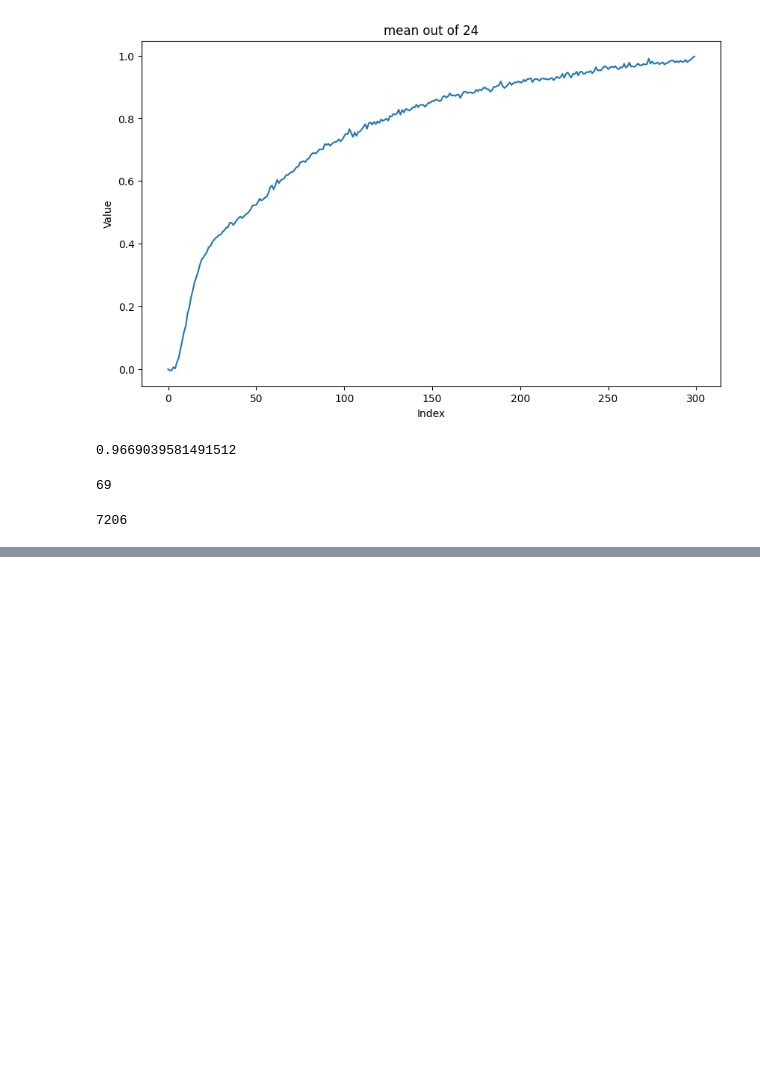
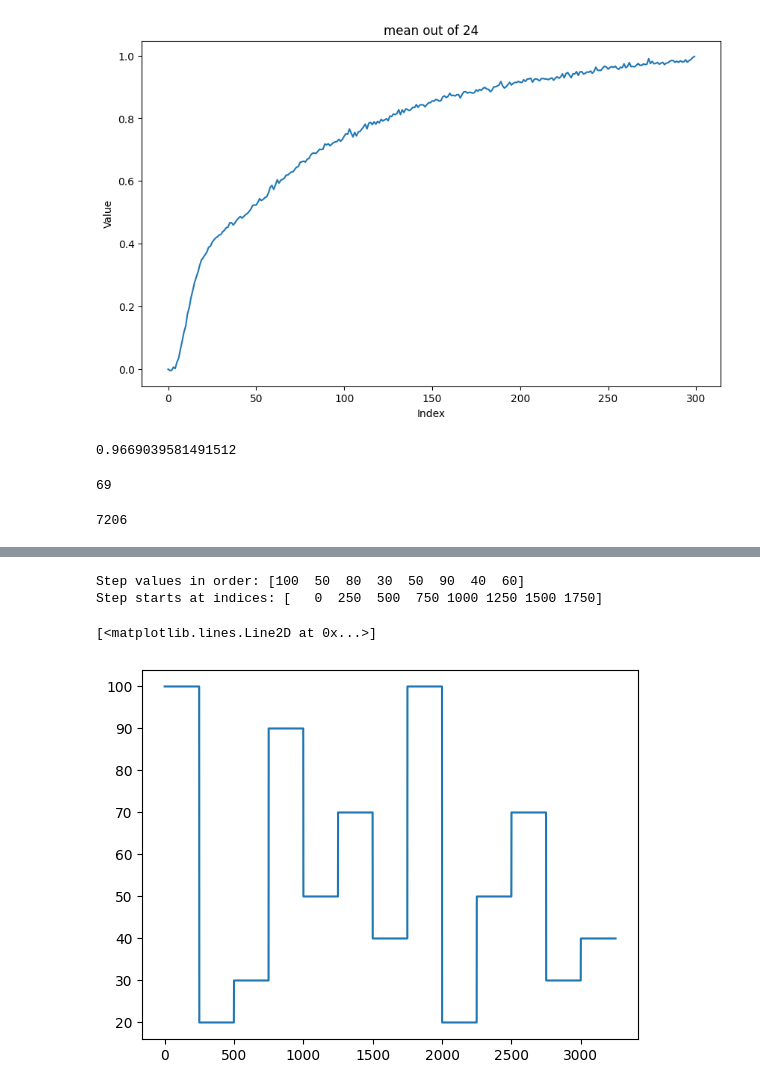
Before and after one commit to heviga/Prediktivne-riadenie-vymennika-tepla-s-vyuzitim-Koopmanovho-modelu, a Jupyter notebook: code/Example/data/Identification.ipynb, the cells around one changed output, grey strips where cells are left out. Drawn from its saved outputs; the diff is of its cells as text; code cells hidden in the pictures; blank space fills up the shorter version.

Commit message:
identifikaca v matlabe

```diff
--- a/code/Example/data/Identification.ipynb
+++ b/code/Example/data/Identification.ipynb
@@ -269,0 +280,14 @@ with open('test_real.pkl', 'wb') as file:
+# %%
+#relevant = [file for file in os.listdir() if file.endswith('.mat')]
+test_data = loadmat('test_data_ident.mat')
+train_data = loadmat('train_data_ident.mat')
+
+print(train_data.keys())
+print(test_data.keys())
+
+print(train_data['Utrain'].shape)
+print(train_data['Ytrain'].shape)
+
+
+print(test_data['Utest'].shape)
+print(test_data['Ytest'].shape)
@@ -269,0 +301,11 @@ with open('test_real.pkl', 'wb') as file:
+# %%
+""" relevantu = train_sim['U'] = np.vstack((train_sim['U'], test_sim['U']))
+relevantx = train_sim['X'] = np.vstack((train_sim['X'], test_sim['X']))
+
+
+relevantu_train = [file for file in relevantu if '0-5m' in file]
+relevantx_train = [file for file in relevantx if '0-5m' in file]
+
+relevantu_test = [file for file in relevantu if '5-5m' in file]
+relevantx_test = [file for file in relevantx if '5-5m' in file]
+ """
@@ -269,0 +321,15 @@ with open('test_real.pkl', 'wb') as file:
+# %%
+""" shift = 0
+simu = len(train_data['U']) - shift
+ """
+
+u_train = train_data['Utrain'][:,0]
+
+
+#= np.zeros((simu*len(relevantu_train)))
+""" for index, file in enumerate(sorted(relevantu_train)):
+    data = loadmat(file)
+    u_train[index*simu:index*simu+simu] = data['uout'][shift:,1] """
+
+""" with open('u_train.pkl', 'wb') as file:
+    pickle.dump(u_train, file) """
@@ -269,0 +342,33 @@ with open('test_real.pkl', 'wb') as file:
+# %%
+
+""" shift = 300
+simu = len(data['uout']) - shift
+
+u_test = np.zeros((simu*len(relevantu_test)))
+
+for index, file in enumerate(sorted(relevantu_test)):
+    data = loadmat(file)
+    u_test[index*simu:index*simu+simu] = data['uout'][shift:,1]
+
+with open('u_test.pkl', 'wb') as file:
+    pickle.dump(u_test, file) """
+
+
+
+
+u_test = test_data['Utest'][:,0]
+u_test
+
+u_test_values = u_test
+
+step_changes = np.where(np.diff(u_test_values) != 0)[0] + 1  # +1 for next index
+
+# Add the first value manually
+step_starts = np.insert(step_changes, 0, 0)
+step_values = u_test_values[step_starts]
+
+print("Step values in order:", step_values)
+print("Step starts at indices:", step_starts)
+# %% [output]
+Step values in order: [100  50  80  30  50  90  40  60]
+Step starts at indices: [   0  250  500  750 1000 1250 1500 1750]
@@ -269,0 +382,5 @@ with open('test_real.pkl', 'wb') as file:
+# %%
+plt.plot(u_train)
+# %% [output]
+[<matplotlib.lines.Line2D at 0x...>]
+[figure, added]
```
Also changed, not shown: parts of 46 cells of this notebook, 8 other files.
